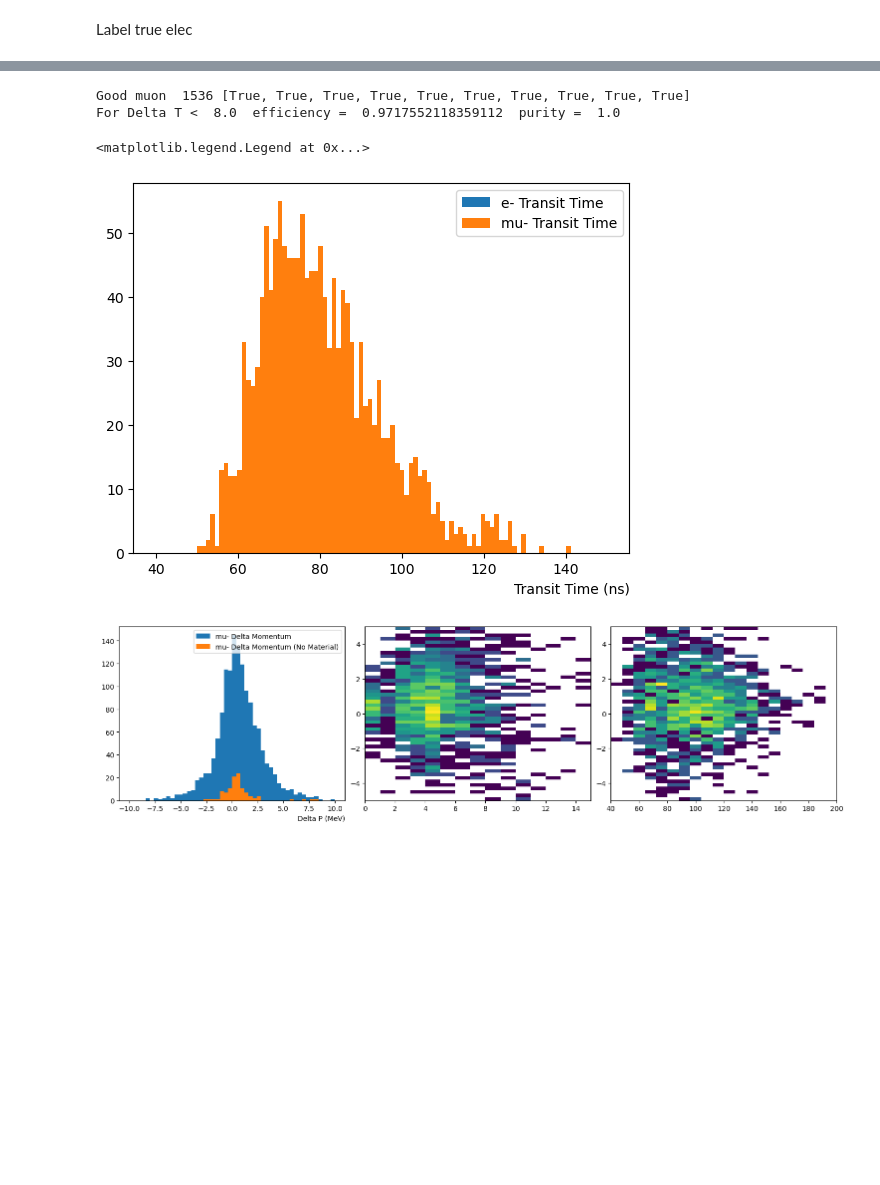
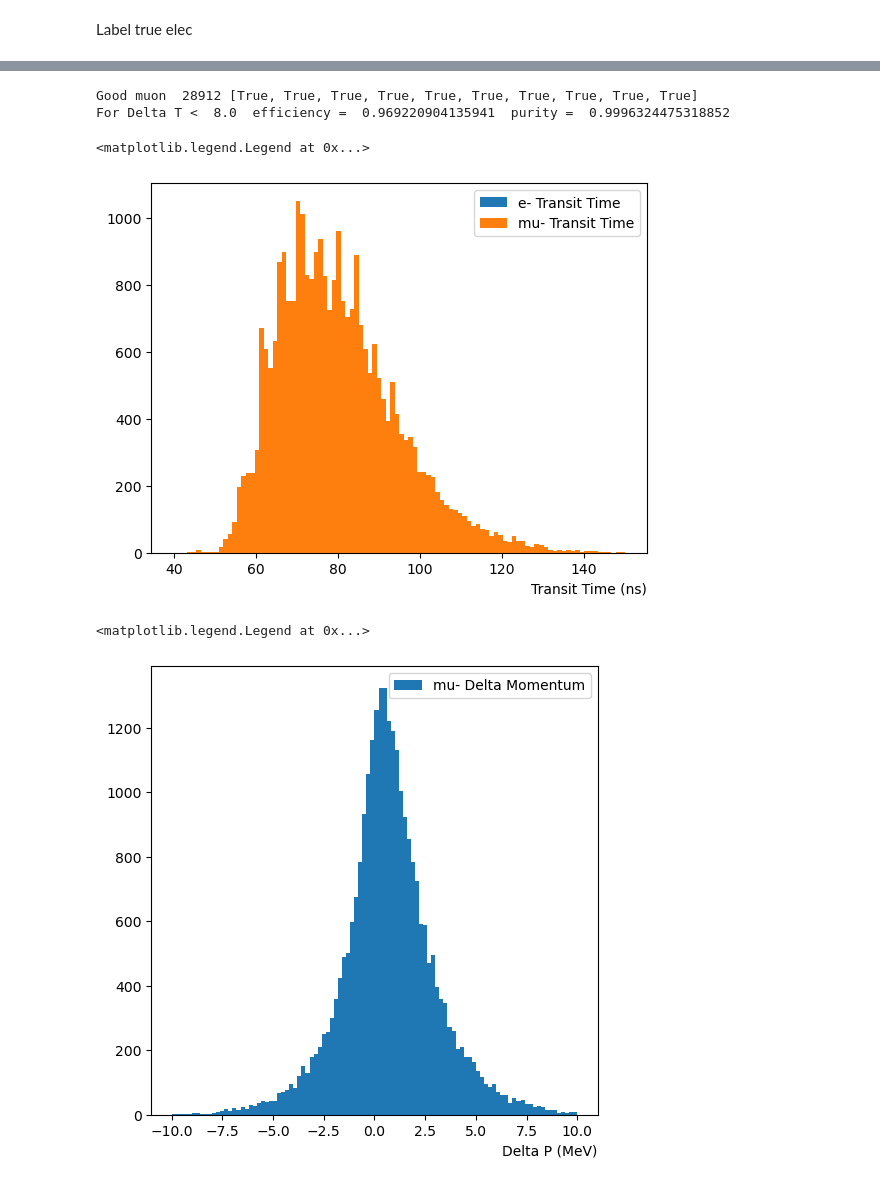
Before and after one commit to brownd1978/KKTrain, a Jupyter notebook: Reflections_mum.ipynb, the cells around one changed output, grey strips where cells are left out. Cells and saved outputs as stored; diff of their text form; code cells hidden in the pictures; blank space fills up the shorter version.

```diff
--- a/Reflections_mum.ipynb
+++ b/Reflections_mum.ipynb
@@ -23,7 +23,7 @@ input_dataset = np.empty
 temp = np.empty
 signal = np.empty
 backgnd = np.empty
-files = ["/global/cfs/cdirs/m3712/Mu2e/TARef_test.root:TARmuM/trkana"]
+files = ["/Users/brownd/data/TARef.root:TARmuM/trkana"]
 
 #time = []
 up_up_time = []
@@ -184,8 +195,8 @@ eff = good_mum.sum()/true_mum.sum()
 pur = true_good_mum.sum()/good_mum.sum()
 print("For Delta T < ", max_tdiff , " efficiency = ",eff," purity = ",pur)
 # %% [output]
-Good muon  1536 [True, True, True, True, True, True, True, True, True, True]
-For Delta T <  8.0  efficiency =  0.9717552118359112  purity =  1.0
+Good muon  28912 [True, True, True, True, True, True, True, True, True, True]
+For Delta T <  8.0  efficiency =  0.969220904135941  purity =  0.9996324475318852
 # %%
 transit_time = np.subtract(up_down_time,up_up_time)
 em_transit_time = transit_time[true_em]
@@ -196,26 +207,28 @@ plt.xlabel('Transit Time (ns)', loc='right')
 plt.legend()
 # %% [output]
 <matplotlib.legend.Legend at 0x...>
-[figure, old version]
+[figure, new version]
 # %%
 mom_diff = np.subtract(up_mom,down_mom)
 nomat = []
 for nm in nmat :
     nomat.append( nm <1 )
 nomat = np.array(nomat)
 good_mum_nomat = np.logical_and(nomat,true_mum)
 
 em_mom_diff = mom_diff[good_mum]
 em_mom_diff_nomat = mom_diff[good_mum_nomat]
 nmat_good = nmat[good_mum]
 up_mom_good = up_mom[good_mum]
 
-fig, (ax0, ax1, ax2)  = plt.subplots(1,3,layout='constrained', figsize=(15,4))
-dmom = ax0.hist(em_mom_diff,label="mu- Delta Momentum", bins=50,range=(-10,10))
-dmom_nomat = ax0.hist(em_mom_diff_nomat,label="mu- Delta Momentum (No Material)", bins=50,range=(-10,10))
+#fig, (ax0, ax1, ax2)  = plt.subplots(1,3,layout='constrained', figsize=(15,4))
+fig, (ax0)  = plt.subplots(1,1,layout='constrained', figsize=(5,5))
+dmom = ax0.hist(em_mom_diff,label="mu- Delta Momentum", bins=100,range=(-10,10))
+#dmom_nomat = ax0.hist(em_mom_diff_nomat,label="mu- Delta Momentum (No Material)", bins=50,range=(-10,10))
 ax0.set_xlabel("Delta P (MeV)",loc='right')
 ax0.legend()
-dmom_v_nmat = ax1.hist2d(nmat_good,em_mom_diff,bins=(15,50),range=([0,15],[-5,5]),norm=mpl.colors.LogNorm())
-dmom_v_mom = ax2.hist2d(up_mom_good,em_mom_diff,bins=(20,50),range=([40,200],[-5,5]),norm=mpl.colors.LogNorm())
+#dmom_v_nmat = ax1.hist2d(nmat_good,em_mom_diff,bins=(15,50),range=([0,15],[-5,5]),norm=mpl.colors.LogNorm())
+#dmom_v_mom = ax2.hist2d(up_mom_good,em_mom_diff,bins=(20,50),range=([40,200],[-5,5]),norm=mpl.colors.LogNorm())
 # %% [output]
+<matplotlib.legend.Legend at 0x...>
-[figure, old version]
+[figure, new version]
```
Also changed, not shown: parts of 4 cells of this notebook, 1 other file.
